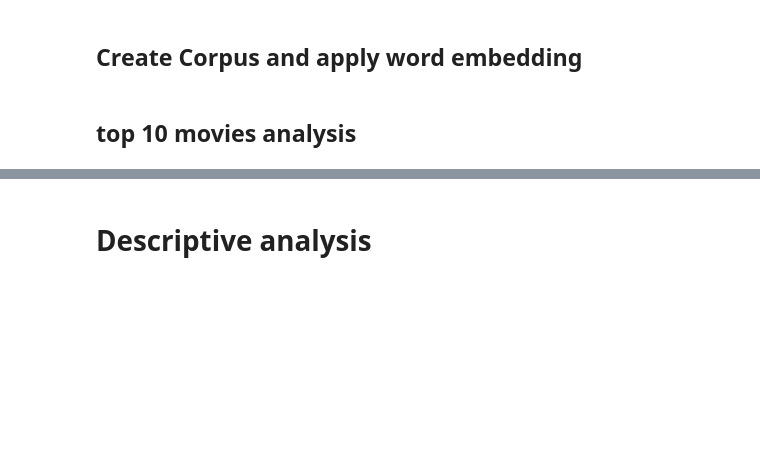
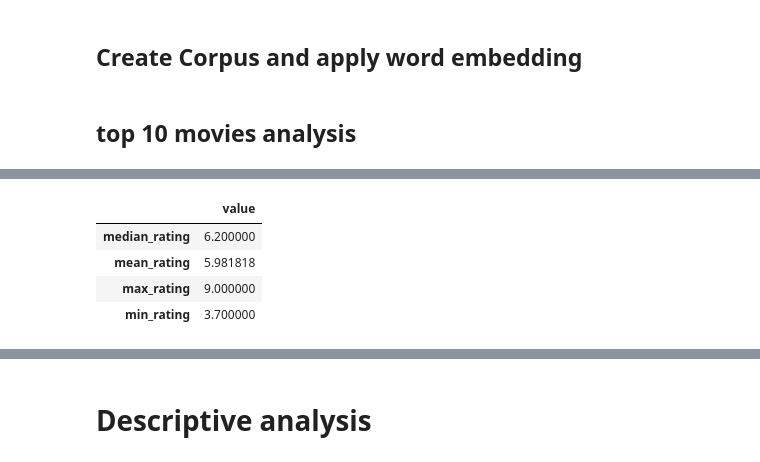
Before and after one commit to hsi-cy/dissertation, a Jupyter notebook: dissertation_v3.ipynb, the cells around one changed output, grey strips where cells are left out. Drawn from its saved outputs; the diff is of its cells as text; code cells hidden in the pictures; blank space fills up the shorter version.

```diff
--- a/dissertation_v3.ipynb
+++ b/dissertation_v3.ipynb
@@ -201,0 +305,20 @@ d
+# %%
+# imdb_rating
+imdb = mv01.imdb_rating.tolist()
+imdb = [float(i) for i in imdb]
+imdb_rating = dict()
+
+imdb_rating['median_rating'] = np.median(imdb)
+imdb_rating['mean_rating'] = np.mean(imdb)
+imdb_rating['max_rating'] = np.max(imdb)
+imdb_rating['min_rating'] = np.min(imdb)
+
+imdb_ratingDf = pd.DataFrame(data=[imdb_rating])
+# %%
+imdb_ratingDf.transpose().rename(columns={0:'value'})
+# %% [output]
+|  | value |
+| median_rating | 6.200000 |
+| mean_rating | 5.981818 |
+| max_rating | 9.000000 |
+| min_rating | 3.700000 |
```
Also changed, not shown: parts of 35 cells of this notebook, 3 other files.
